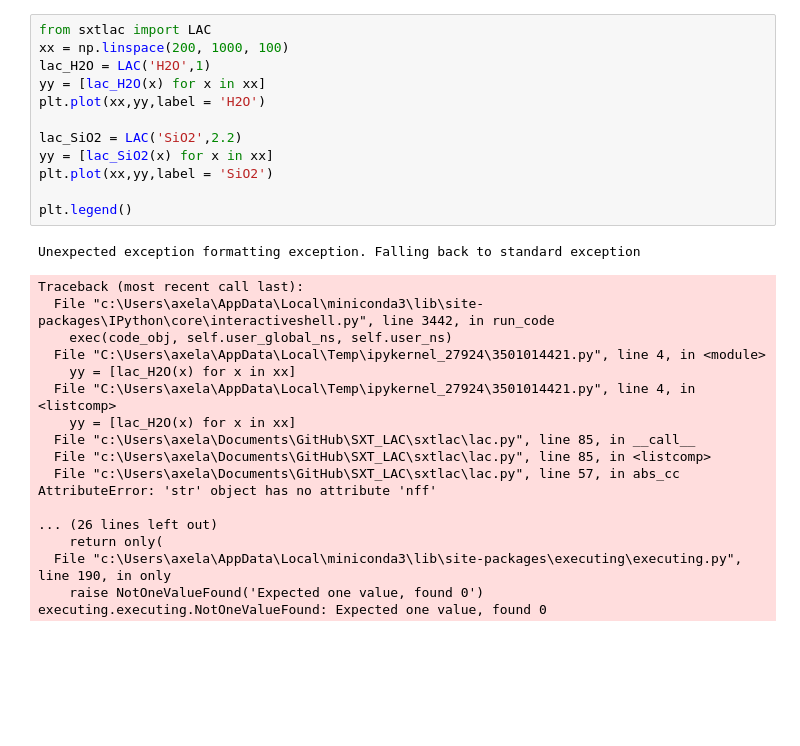
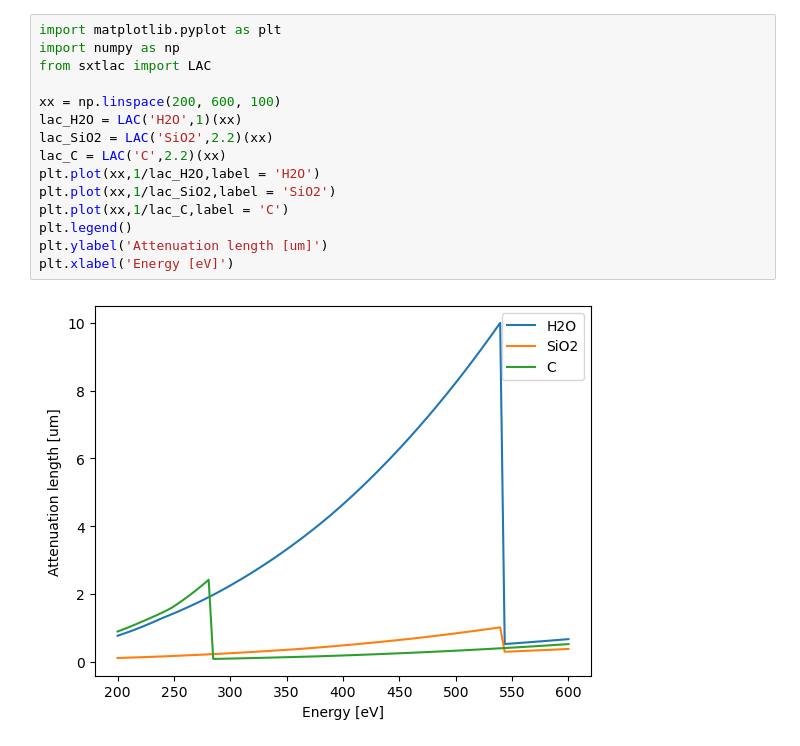
Before and after one commit to axarekma/SXT_LAC, a Jupyter notebook: Example.ipynb, the cells around one changed output. Cells and saved outputs as stored; diff of their text form; blank space fills up the shorter version.

Commit message:
Readme
-documentation
-units

```diff
--- a/Example.ipynb
+++ b/Example.ipynb
@@ -32,31 +11,17 @@ absorption_cross_section('C')
 # %%
+import matplotlib.pyplot as plt
+import numpy as np
 from sxtlac import LAC
-xx = np.linspace(200, 1000, 100)
-lac_H2O = LAC('H2O',1)
-yy = [lac_H2O(x) for x in xx]
-plt.plot(xx,yy,label = 'H2O')
 
-lac_SiO2 = LAC('SiO2',2.2)
-yy = [lac_SiO2(x) for x in xx]
-plt.plot(xx,yy,label = 'SiO2')
-
+xx = np.linspace(200, 600, 100)
+lac_H2O = LAC('H2O',1)(xx)
+lac_SiO2 = LAC('SiO2',2.2)(xx)
+lac_C = LAC('C',2.2)(xx)
+plt.plot(xx,1/lac_H2O,label = 'H2O')
+plt.plot(xx,1/lac_SiO2,label = 'SiO2')
+plt.plot(xx,1/lac_C,label = 'C')
 plt.legend()
+plt.ylabel('Attenuation length [um]')
+plt.xlabel('Energy [eV]')
 # %% [output]
-Unexpected exception formatting exception. Falling back to standard exception
-Traceback (most recent call last):
-  File "c:\Users\axela\AppData\Local\miniconda3\lib\site-packages\IPython\core\interactiveshell.py", line 3442, in run_code
-    exec(code_obj, self.user_global_ns, self.user_ns)
-  File "C:\Users\axela\AppData\Local\Temp\ipykernel_27924\3501014421.py", line 4, in <module>
-    yy = [lac_H2O(x) for x in xx]
-  File "C:\Users\axela\AppData\Local\Temp\ipykernel_27924\3501014421.py", line 4, in <listcomp>
-    yy = [lac_H2O(x) for x in xx]
-  File "c:\Users\axela\Documents\GitHub\SXT_LAC\sxtlac\lac.py", line 85, in __call__
-  File "c:\Users\axela\Documents\GitHub\SXT_LAC\sxtlac\lac.py", line 85, in <listcomp>
-  File "c:\Users\axela\Documents\GitHub\SXT_LAC\sxtlac\lac.py", line 57, in abs_cc
-AttributeError: 'str' object has no attribute 'nff'
-
-... (26 lines left out)
-    return only(
-  File "c:\Users\axela\AppData\Local\miniconda3\lib\site-packages\executing\executing.py", line 190, in only
-    raise NotOneValueFound('Expected one value, found 0')
-executing.executing.NotOneValueFound: Expected one value, found 0
+[figure, added]
```
Also changed, not shown: parts of 2 cells of this notebook, 6 other files.
